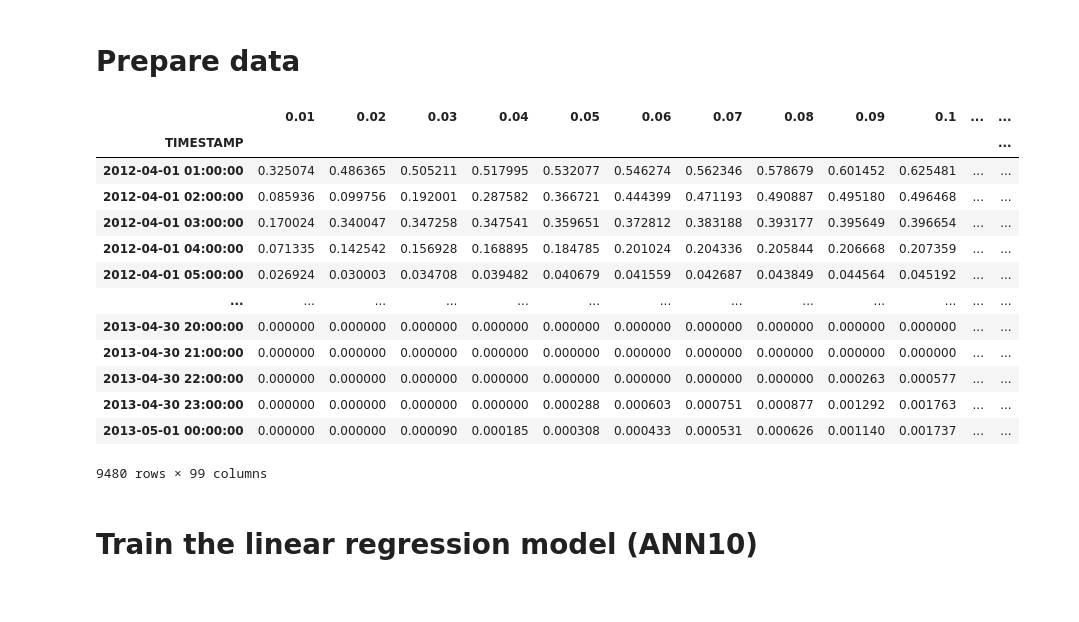
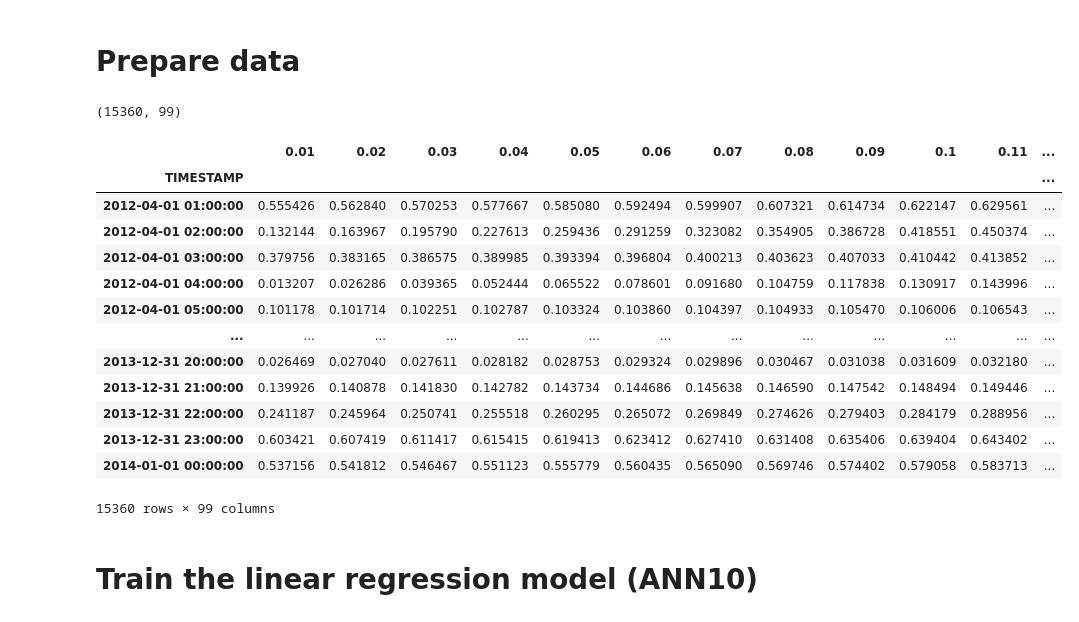
Before and after one commit to pavelzw/GEFCom14-S-comparison, a Jupyter notebook: gefcom14-s-nnqf.ipynb, the cells around one changed output. Saved outputs shown, nothing was run; the diff lists cells and outputs as text; code cells hidden in the pictures.

```diff
--- a/gefcom14-s-nnqf.ipynb
+++ b/gefcom14-s-nnqf.ipynb
@@ -61,6 +72,6 @@ predictor1 = predictor_data[['SURFACE SOLAR RADIATION 1', 'SURFACE THERMAL RADIA
 
 train_data1 = train_data[['ZONEID 1']]
 # %%
-x_input_df = predictor1
+x_input_df = predictor1[:-gefcom14_metadata['prediction_length']]
 x_input = np.array(x_input_df)
-y_output = np.array(train_data1)
+y_output = np.array(train_data1[:-gefcom14_metadata['prediction_length']])
@@ -70,11 +77,0 @@ x_input = var_weights ** (-1) * x_input
-# %%
-from sklearn.neighbors import NearestNeighbors
-
-minkowski_dist = 2
-x_neighbors = NearestNeighbors(n_neighbors=50, algorithm='auto', p=minkowski_dist).fit(x_input)
-dist, indx = x_neighbors.kneighbors(x_input)
-# %%
-y_neighbors = y_output[indx[0, :]].T
-for i in range(1, np.size(indx, 0)):
-    values_to_add = y_output[indx[i, :]].T
-    y_neighbors = np.vstack([y_neighbors, values_to_add])
@@ -81,22 +155,28 @@ for i in range(1, np.size(indx, 0)):
+# %%
+yq_output = nnqf_filter(x_input=x_input, y_output=y_output,
+                        q_quantile=[p / 100 for p in range(1, 100)]).T
+
+yq_output.shape
+# %% [output]
+(15360, 99)
 # %%
-yq_output = np.quantile(y_neighbors, q=[p / 100 for p in range(1, 100)], axis=1).T
 yq_output_df = pd.DataFrame(yq_output, index=x_input_df.index)\
     .rename(columns={p: str((p+1)/100) for p in range(99)})
 yq_output_df
 # %% [output]
-|  | 0.01 | 0.02 | 0.03 | 0.04 | 0.05 | 0.06 | 0.07 | 0.08 | 0.09 | 0.1 | ... | ... |
+|  | 0.01 | 0.02 | 0.03 | 0.04 | 0.05 | 0.06 | 0.07 | 0.08 | 0.09 | 0.1 | 0.11 | ... |
 | TIMESTAMP |  |  |  |  |  |  |  |  |  |  |  | ... |
-| 2012-04-01 01:00:00 | 0.325074 | 0.486365 | 0.505211 | 0.517995 | 0.532077 | 0.546274 | 0.562346 | 0.578679 | 0.601452 | 0.625481 | ... | ... |
-| 2012-04-01 02:00:00 | 0.085936 | 0.099756 | 0.192001 | 0.287582 | 0.366721 | 0.444399 | 0.471193 | 0.490887 | 0.495180 | 0.496468 | ... | ... |
-| 2012-04-01 03:00:00 | 0.170024 | 0.340047 | 0.347258 | 0.347541 | 0.359651 | 0.372812 | 0.383188 | 0.393177 | 0.395649 | 0.396654 | ... | ... |
-| 2012-04-01 04:00:00 | 0.071335 | 0.142542 | 0.156928 | 0.168895 | 0.184785 | 0.201024 | 0.204336 | 0.205844 | 0.206668 | 0.207359 | ... | ... |
-| 2012-04-01 05:00:00 | 0.026924 | 0.030003 | 0.034708 | 0.039482 | 0.040679 | 0.041559 | 0.042687 | 0.043849 | 0.044564 | 0.045192 | ... | ... |
+| 2012-04-01 01:00:00 | 0.555426 | 0.562840 | 0.570253 | 0.577667 | 0.585080 | 0.592494 | 0.599907 | 0.607321 | 0.614734 | 0.622147 | 0.629561 | ... |
+| 2012-04-01 02:00:00 | 0.132144 | 0.163967 | 0.195790 | 0.227613 | 0.259436 | 0.291259 | 0.323082 | 0.354905 | 0.386728 | 0.418551 | 0.450374 | ... |
+| 2012-04-01 03:00:00 | 0.379756 | 0.383165 | 0.386575 | 0.389985 | 0.393394 | 0.396804 | 0.400213 | 0.403623 | 0.407033 | 0.410442 | 0.413852 | ... |
+| 2012-04-01 04:00:00 | 0.013207 | 0.026286 | 0.039365 | 0.052444 | 0.065522 | 0.078601 | 0.091680 | 0.104759 | 0.117838 | 0.130917 | 0.143996 | ... |
+| 2012-04-01 05:00:00 | 0.101178 | 0.101714 | 0.102251 | 0.102787 | 0.103324 | 0.103860 | 0.104397 | 0.104933 | 0.105470 | 0.106006 | 0.106543 | ... |
 | ... | ... | ... | ... | ... | ... | ... | ... | ... | ... | ... | ... | ... |
-| 2013-04-30 20:00:00 | 0.000000 | 0.000000 | 0.000000 | 0.000000 | 0.000000 | 0.000000 | 0.000000 | 0.000000 | 0.000000 | 0.000000 | ... | ... |
-| 2013-04-30 21:00:00 | 0.000000 | 0.000000 | 0.000000 | 0.000000 | 0.000000 | 0.000000 | 0.000000 | 0.000000 | 0.000000 | 0.000000 | ... | ... |
-| 2013-04-30 22:00:00 | 0.000000 | 0.000000 | 0.000000 | 0.000000 | 0.000000 | 0.000000 | 0.000000 | 0.000000 | 0.000263 | 0.000577 | ... | ... |
-| 2013-04-30 23:00:00 | 0.000000 | 0.000000 | 0.000000 | 0.000000 | 0.000288 | 0.000603 | 0.000751 | 0.000877 | 0.001292 | 0.001763 | ... | ... |
-| 2013-05-01 00:00:00 | 0.000000 | 0.000000 | 0.000090 | 0.000185 | 0.000308 | 0.000433 | 0.000531 | 0.000626 | 0.001140 | 0.001737 | ... | ... |
+| 2013-12-31 20:00:00 | 0.026469 | 0.027040 | 0.027611 | 0.028182 | 0.028753 | 0.029324 | 0.029896 | 0.030467 | 0.031038 | 0.031609 | 0.032180 | ... |
+| 2013-12-31 21:00:00 | 0.139926 | 0.140878 | 0.141830 | 0.142782 | 0.143734 | 0.144686 | 0.145638 | 0.146590 | 0.147542 | 0.148494 | 0.149446 | ... |
+| 2013-12-31 22:00:00 | 0.241187 | 0.245964 | 0.250741 | 0.255518 | 0.260295 | 0.265072 | 0.269849 | 0.274626 | 0.279403 | 0.284179 | 0.288956 | ... |
+| 2013-12-31 23:00:00 | 0.603421 | 0.607419 | 0.611417 | 0.615415 | 0.619413 | 0.623412 | 0.627410 | 0.631408 | 0.635406 | 0.639404 | 0.643402 | ... |
+| 2014-01-01 00:00:00 | 0.537156 | 0.541812 | 0.546467 | 0.551123 | 0.555779 | 0.560435 | 0.565090 | 0.569746 | 0.574402 | 0.579058 | 0.583713 | ... |
-9480 rows × 99 columns
+15360 rows × 99 columns
 # %% [markdown]
 # Train the linear regression model (ANN10)
```
Also changed, not shown: parts of 16 cells of this notebook.
